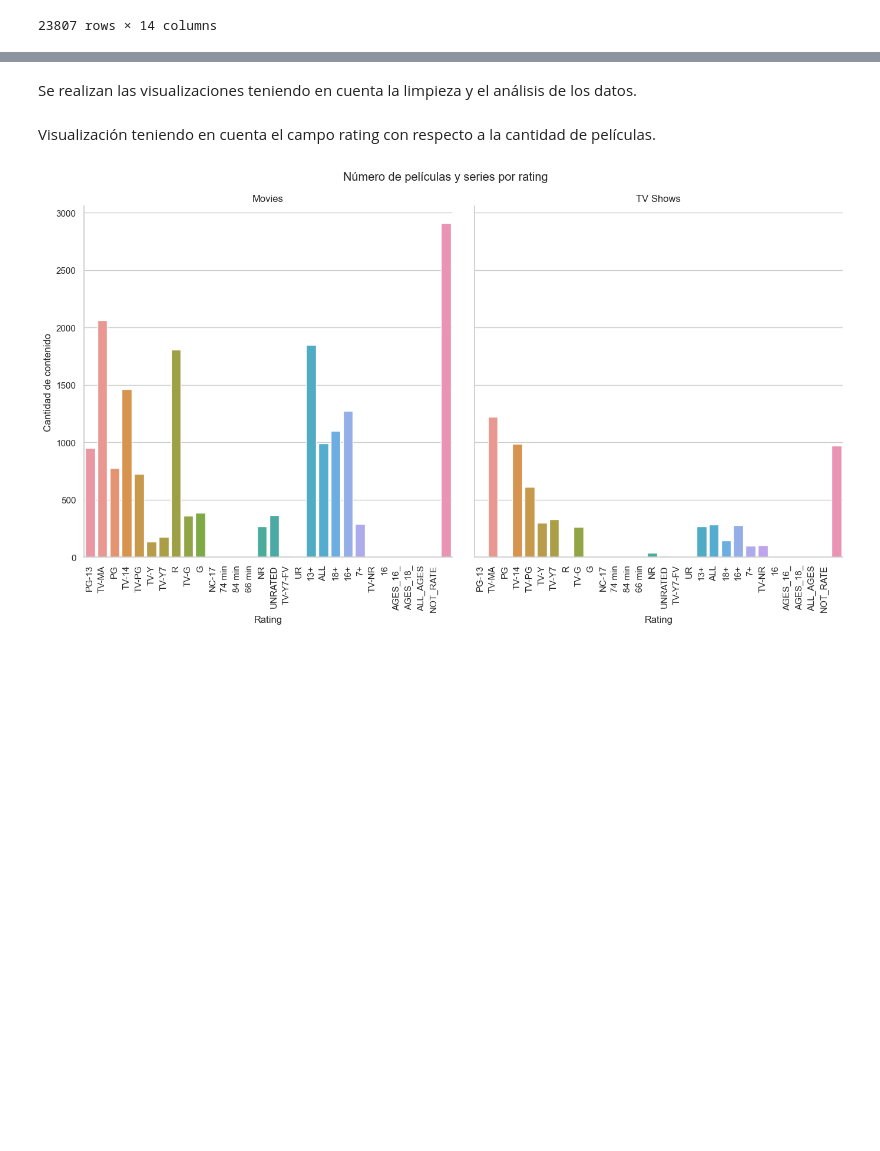
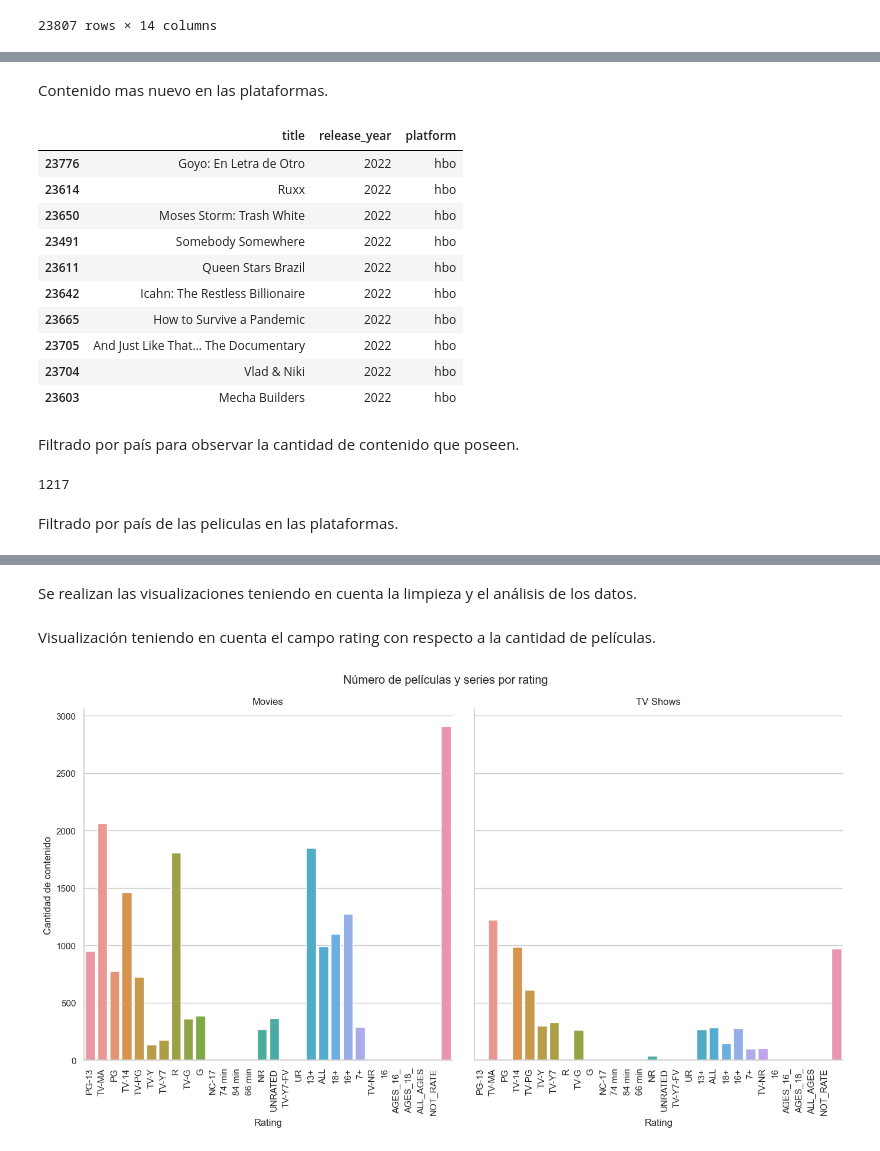
Before and after one commit to Marce-Valverde/PFGrupo19, a Jupyter notebook: Proyecto.ipynb, the cells around one changed output, grey strips where cells are left out. Drawn from its saved outputs; the diff is of its cells as text; code cells hidden in the pictures; blank space fills up the shorter version.

```diff
--- a/Proyecto.ipynb
+++ b/Proyecto.ipynb
@@ -840,0 +876,29 @@ df
+# %% [markdown]
+Contenido mas nuevo en las plataformas.
+# %%
+df_ordenado = df.sort_values('release_year', ascending=False).head(10)
+
+df_ordenado[['title', 'release_year','platform']]
+# %% [output]
+|  | title | release_year | platform |
+| 23776 | Goyo: En Letra de Otro | 2022 | hbo |
+| 23614 | Ruxx | 2022 | hbo |
+| 23650 | Moses Storm: Trash White | 2022 | hbo |
+| 23491 | Somebody Somewhere | 2022 | hbo |
+| 23611 | Queen Stars Brazil | 2022 | hbo |
+| 23642 | Icahn: The Restless Billionaire | 2022 | hbo |
+| 23665 | How to Survive a Pandemic | 2022 | hbo |
+| 23705 | And Just Like That… The Documentary | 2022 | hbo |
+| 23704 | Vlad & Niki | 2022 | hbo |
+| 23603 | Mecha Builders | 2022 | hbo |
+# %% [markdown]
+Filtrado por país para observar la cantidad de contenido que poseen.
+# %%
+pais_elegido = input("Ingrese el país para ver la cantidad de contenido: ")
+df_peliculas_pais = df[df['country'] == pais_elegido]
+cantidad_peliculas = len(df_peliculas_pais)
+print(cantidad_peliculas)
+# %% [output]
+1217
+# %% [markdown]
+Filtrado por país de las peliculas en las plataformas.
```
Also changed, not shown: parts of 13 cells of this notebook.
